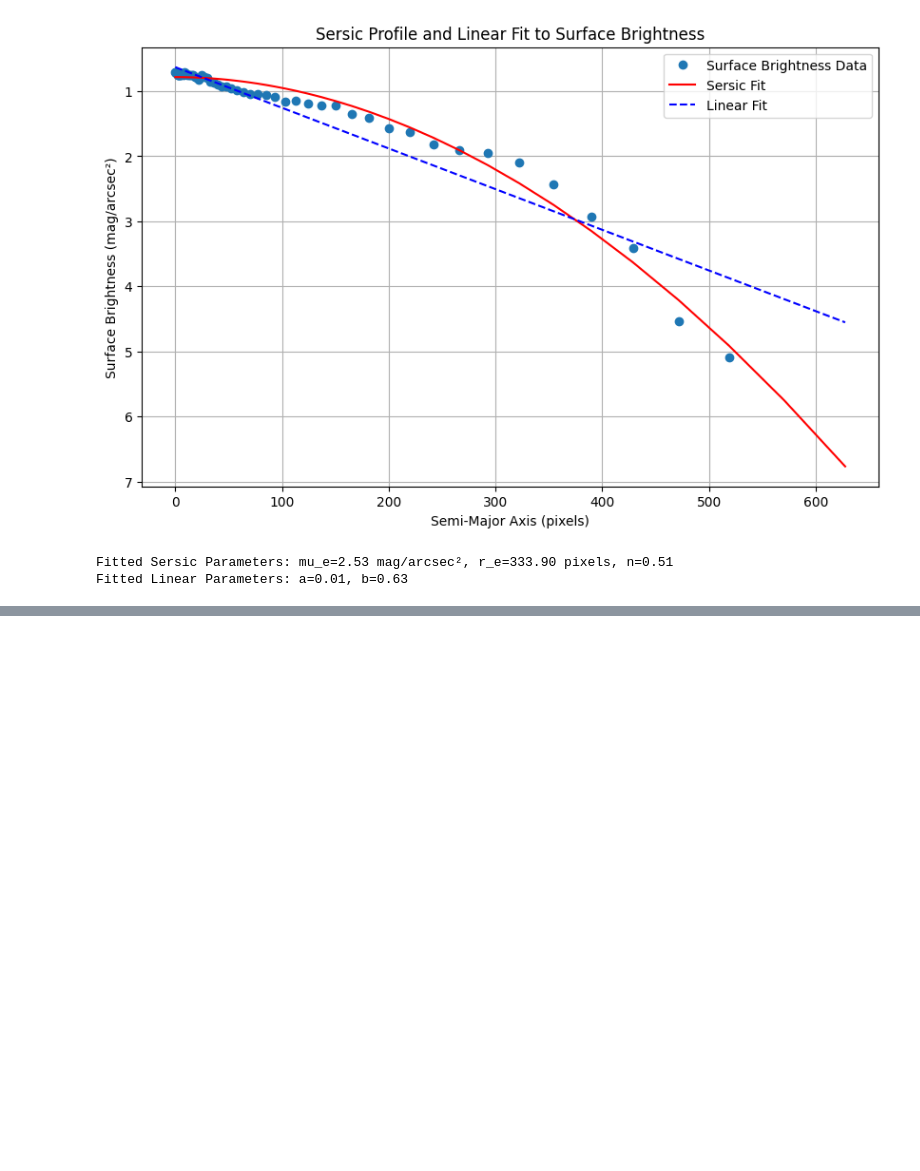
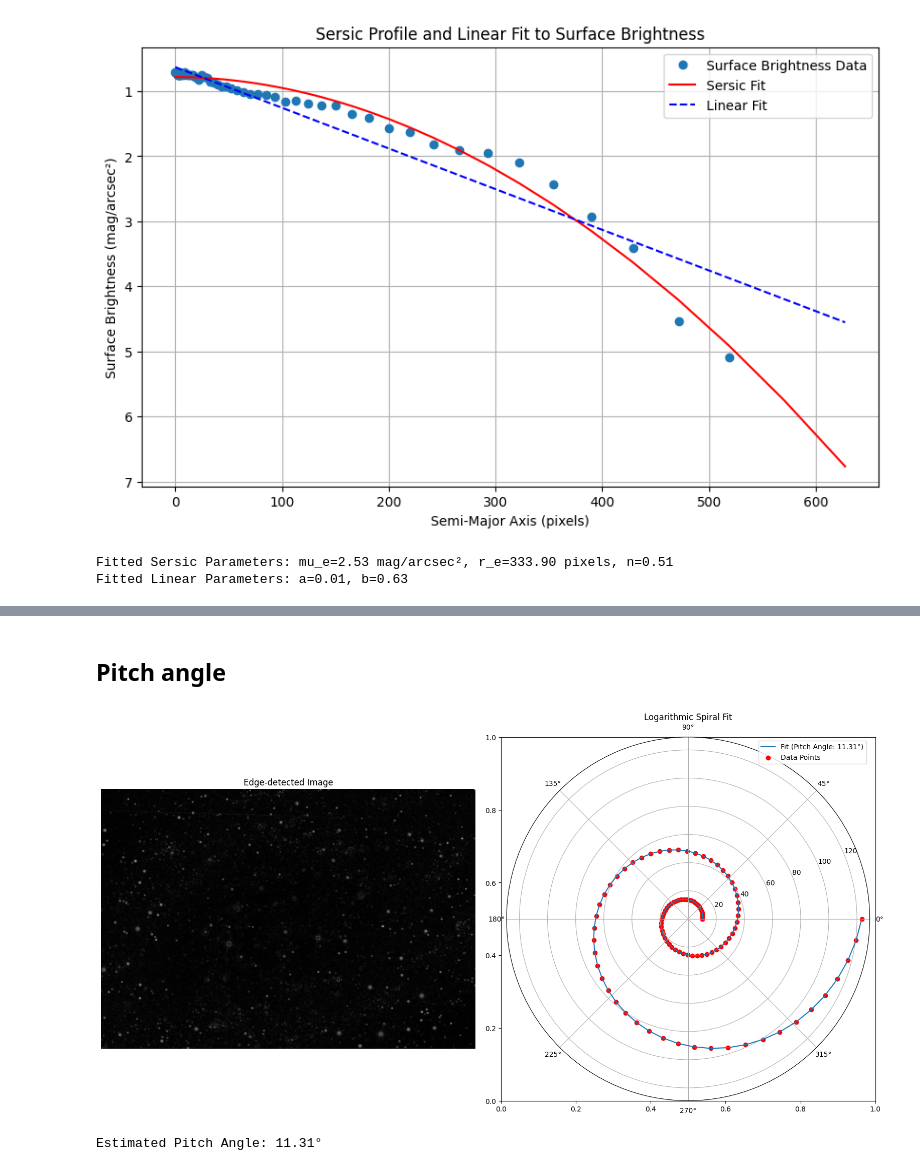
Before and after one commit to santortiz/parcial_galaxias, a Jupyter notebook: notebooks/1.ipynb, the cells around one changed output, grey strips where cells are left out. Drawn from its saved outputs; the diff is of its cells as text; code cells hidden in the pictures; blank space fills up the shorter version.

```diff
--- a/notebooks/1.ipynb
+++ b/notebooks/1.ipynb
@@ -183,0 +348,72 @@ Fitted Linear Parameters: a=0.01, b=0.63
+# %% [markdown]
+## Pitch angle
+# %%
+import numpy as np
+import matplotlib.pyplot as plt
+from scipy.optimize import curve_fit
+from skimage import io, filters
+import cv2
+
+# Load and display the image
+image_path = '../data/images/cut_ngc2403.png'
+image = io.imread(image_path)
+
+image_path = '../data/images/ngc2403.png'
+image = cv2.imread(image_path)
+
+# Convert the image to grayscale
+gray_image = cv2.cvtColor(image, cv2.COLOR_BGR2GRAY)
+
+# Convert to grayscale
+image_data = np.dot(plt.imread(image_path)[..., :3], [0.2989, 0.5870, 0.1140])
+
+# Enhance the edges to highlight the spiral arms
+edges = filters.sobel(gray_image)
+
+# Define the logarithmic spiral function
+def log_spiral(theta, a, b):
+    return a * np.exp(b * theta)
+
+# Example coordinates of a spiral arm (to be replaced by actual coordinates)
+# You should trace or select points on the spiral arm manually.
+# For demonstration, let's assume manually selected coordinates:
+theta = np.linspace(0, 4 * np.pi, 100)  # Angular positions (in radians)
+r = log_spiral(theta, 10, 0.2)  # Radial distances for demo
+
+# Fit the logarithmic spiral model
+params, _ = curve_fit(log_spiral, theta, r)
+a_fit, b_fit = params
+
+# Calculate the pitch angle
+pitch_angle = np.degrees(np.arctan(b_fit))
+
+# Plot the spiral fit
+theta_fit = np.linspace(0, 4 * np.pi, 100)
+r_fit = log_spiral(theta_fit, *params)
+
+import matplotlib.pyplot as plt
+
+# Assuming theta_fit, r_fit, theta, r, pitch_angle, and edges are already defined
+
+fig, axes = plt.subplots(1, 2, figsize=(16, 8))
+
+# Plot the logarithmic spiral fit on the first subplot
+axes[0] = plt.subplot(122, projection='polar')
+axes[0].plot(theta_fit, r_fit, label=f'Fit (Pitch Angle: {pitch_angle:.2f}°)')
+axes[0].scatter(theta, r, color='red', label='Data Points')
+axes[0].set_title("Logarithmic Spiral Fit")
+axes[0].legend()
+
+# Display the edge-detected image on the second subplot
+axes[1] = plt.subplot(121)
+axes[1].imshow(edges, cmap='gray')
+axes[1].set_title("Edge-detected Image")
+axes[1].axis('off')  # Hide the axis for the image
+
+plt.tight_layout()
+plt.show()
+
+print(f"Estimated Pitch Angle: {pitch_angle:.2f}°")
+# %% [output]
+[figure, added]
+Estimated Pitch Angle: 11.31°
```
Also changed, not shown: parts of 5 cells of this notebook, 9 other files.
